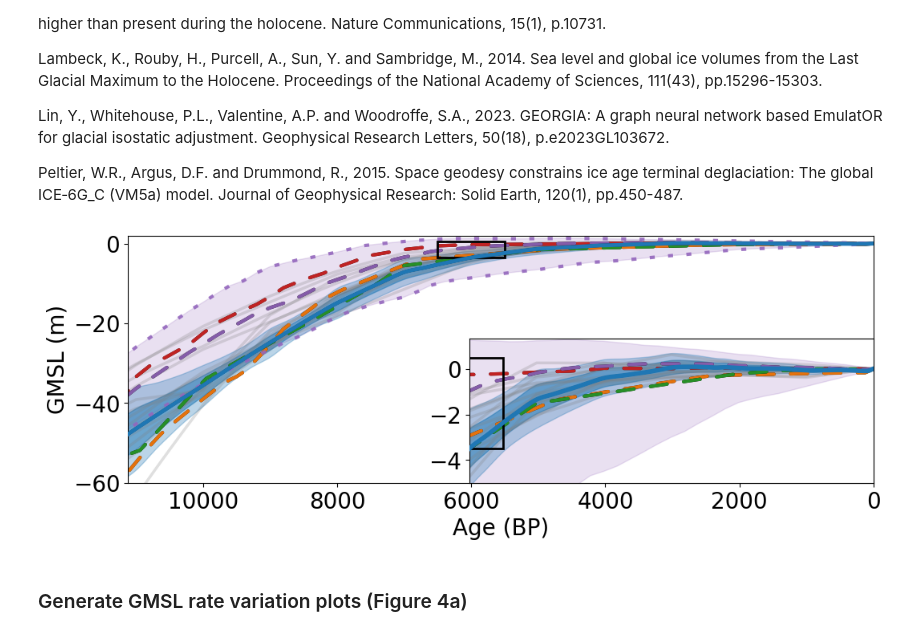
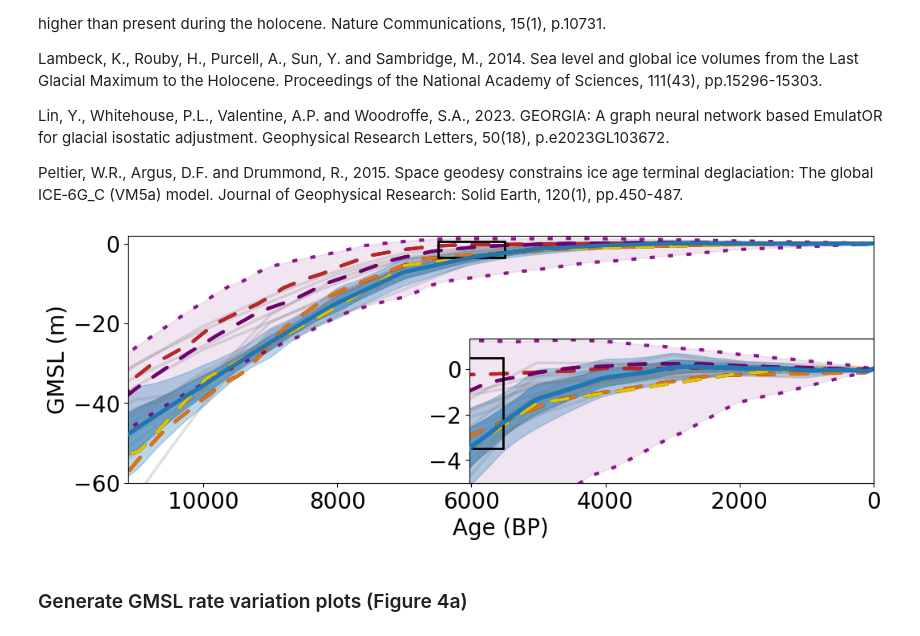
Before and after one commit to yc-lin-geo/China_rsl, a Jupyter notebook: notebooks/GMSL_trend_rate.ipynb, the cells around one changed output. Drawn from its saved outputs; the diff is of its cells as text; code cells hidden in the pictures.

```diff
--- a/notebooks/GMSL_trend_rate.ipynb
+++ b/notebooks/GMSL_trend_rate.ipynb
@@ -78,20 +78,20 @@ plt.plot(ESL_time.values, ESL.values, linewidth=3, label='ANU', color='C1',
         linestyle='--', alpha=0.9, dashes=(5,5), dash_capstyle='round',
         path_effects=pe)
 plt.plot(np.array(bradley_2016_x)*1000, bradley_2016_y, linewidth=3,
-        label='Bradley et al., 2016', color='C2', linestyle='--', alpha=0.9,
+        label='Bradley et al., 2016', color='#FFD700', linestyle='--', alpha=0.9,
         dashes=(5,5), dash_capstyle='round', path_effects=pe)
 plt.plot(ice6g_esl_time*1000, ice6g_esl, linewidth=3, label='ICE6G', color='C3',
         linestyle='--', alpha=0.9, dashes=(5,5), dash_capstyle='round',
         path_effects=pe)
 plt.plot(creel_2025_x*1000, creel_2025_y_dis[:,2], linewidth=3, label='Creel ESL',
-        color='C4', linestyle='--', alpha=0.9, dashes=(5,5), dash_capstyle='round',
+        color='#800080', linestyle='--', alpha=0.9, dashes=(5,5), dash_capstyle='round',
         path_effects=pe)
 plt.fill_between(creel_2025_x*1000, creel_2025_y_dis[:,0], creel_2025_y_dis[:,-1],
-                color='C4', alpha=0.2)
+                color='#800080', alpha=0.1)
 plt.plot(creel_2025_x*1000, creel_2025_y_dis[:,0], linewidth=3, label='Creel ESL',
-        color='C4', linestyle=':', alpha=0.9, dashes=(1.5,4))
+        color='#800080', linestyle=':', alpha=0.9, dashes=(1.5,4))
 plt.plot(creel_2025_x*1000, creel_2025_y_dis[:,-1], linewidth=3, label='Creel ESL',
-        color='C4', linestyle=':', alpha=0.9, dashes=(1.5,4))
+        color='#800080', linestyle=':', alpha=0.9, dashes=(1.5,4))
 
 plt.plot(pred_matrix[:,0], global_mean, color='C0', linewidth=3.5,
         path_effects=pe, zorder=10)
@@ -122,37 +122,41 @@ for i in range(13):
     if i==0:
         ax2.plot(all_rsl_time, -all_bsl_out[i], color='grey', alpha=0.25,
                 linewidth=2.5, label='Tested BSLs')
     else:
         ax2.plot(all_rsl_time, -all_bsl_out[i], color='grey', alpha=0.25,
                 linewidth=2.5)
 
 pe = [mpe.withStroke(linewidth=3, foreground="k")]
 ax2.plot(ESL_time.values, ESL.values, linewidth=3, label='ANU', color='C1',
         linestyle='--', alpha=0.9, dashes=(5,5), dash_capstyle='round',
         path_effects=pe)
 ax2.plot(np.array(bradley_2016_x)*1000, bradley_2016_y, linewidth=3,
-        label='Bradley et al., 2016', color='C2', linestyle='--', alpha=0.9,
+        label='Bradley et al., 2016', color='#FFD700', linestyle='--', alpha=0.9,
         dashes=(5,5), dash_capstyle='round', path_effects=pe)
 ax2.plot(ice6g_esl_time*1000, ice6g_esl, linewidth=3, label='ICE6G', color='C3',
         linestyle='--', alpha=0.9, dashes=(5,5), dash_capstyle='round',
         path_effects=pe)
 ax2.plot(creel_2025_x*1000, creel_2025_y_dis[:,2], linewidth=3, label='Creel ESL',
-        color='C4', linestyle='--', alpha=0.9, dashes=(5,5), dash_capstyle='round',
+        color='#800080', linestyle='--', alpha=0.9, dashes=(5,5), dash_capstyle='round',
         path_effects=pe)
 ax2.fill_between(creel_2025_x*1000, creel_2025_y_dis[:,0], creel_2025_y_dis[:,-1],
-                color='C4', alpha=0.2)
+                color='#800080', alpha=0.1)
+ax2.plot(creel_2025_x*1000, creel_2025_y_dis[:,0], linewidth=3, label='Creel ESL',
+        color='#800080', linestyle=':', alpha=0.9, dashes=(1.5,4))
+ax2.plot(creel_2025_x*1000, creel_2025_y_dis[:,-1], linewidth=3, label='Creel ESL',
+        color='#800080', linestyle=':', alpha=0.9, dashes=(1.5,4))
 ax2.plot(pred_matrix[:,0], global_mean, color='C0', linewidth=4, zorder=10,
         path_effects=pe)
 ax2.fill_between(pred_matrix[:,0], global_mean-global_std, global_mean+global_std,
                 color='C0', alpha=0.5)
 ax2.fill_between(pred_matrix[:,0], global_mean-global_std*2, global_mean+global_std*2,
                 color='C0', alpha=0.3)
 ax2.add_patch(plt.Rectangle((5500, -3.5), 1000, 4,
                            fill=True, fc='None', ec='k', linewidth=2, zorder=5))
 
 plt.show()
 # %% [output]
-[figure, old version]
+[figure, new version]
 # %% [markdown]
 ### Generate GMSL rate variation plots (Figure 4a)
 # %%
```
Also changed, not shown: 2 other files.
